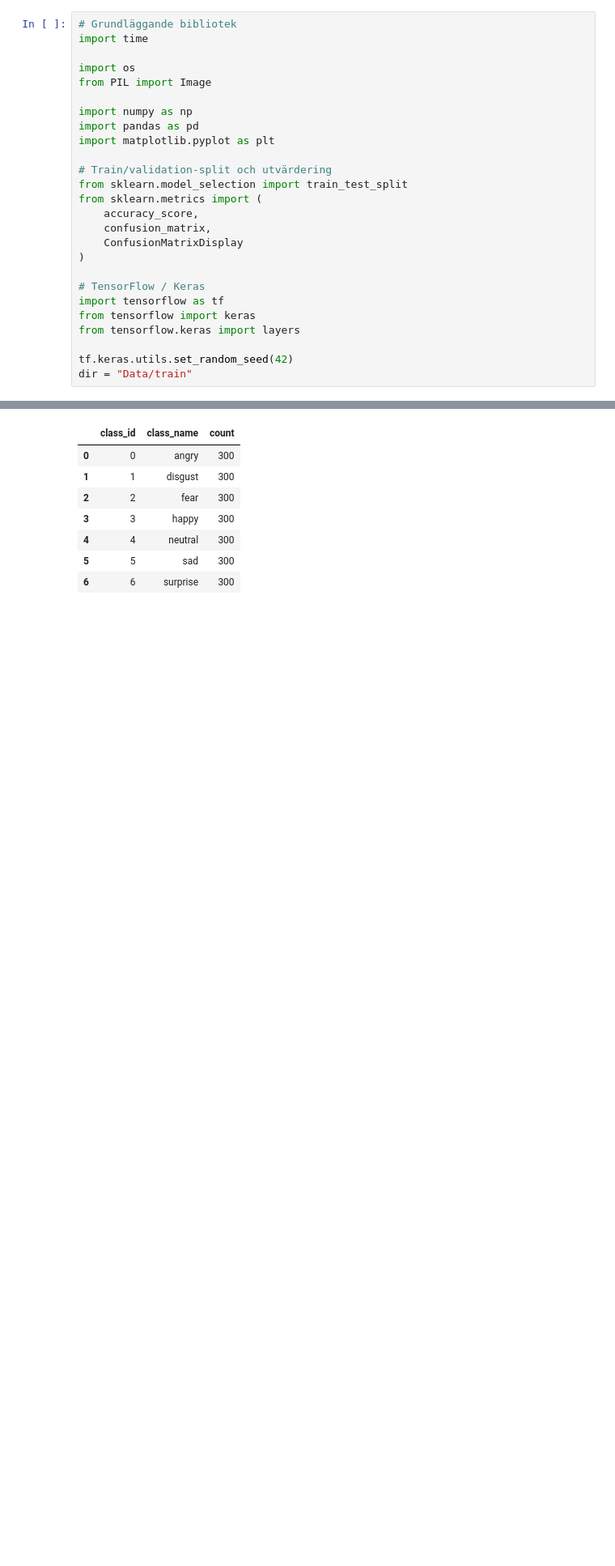
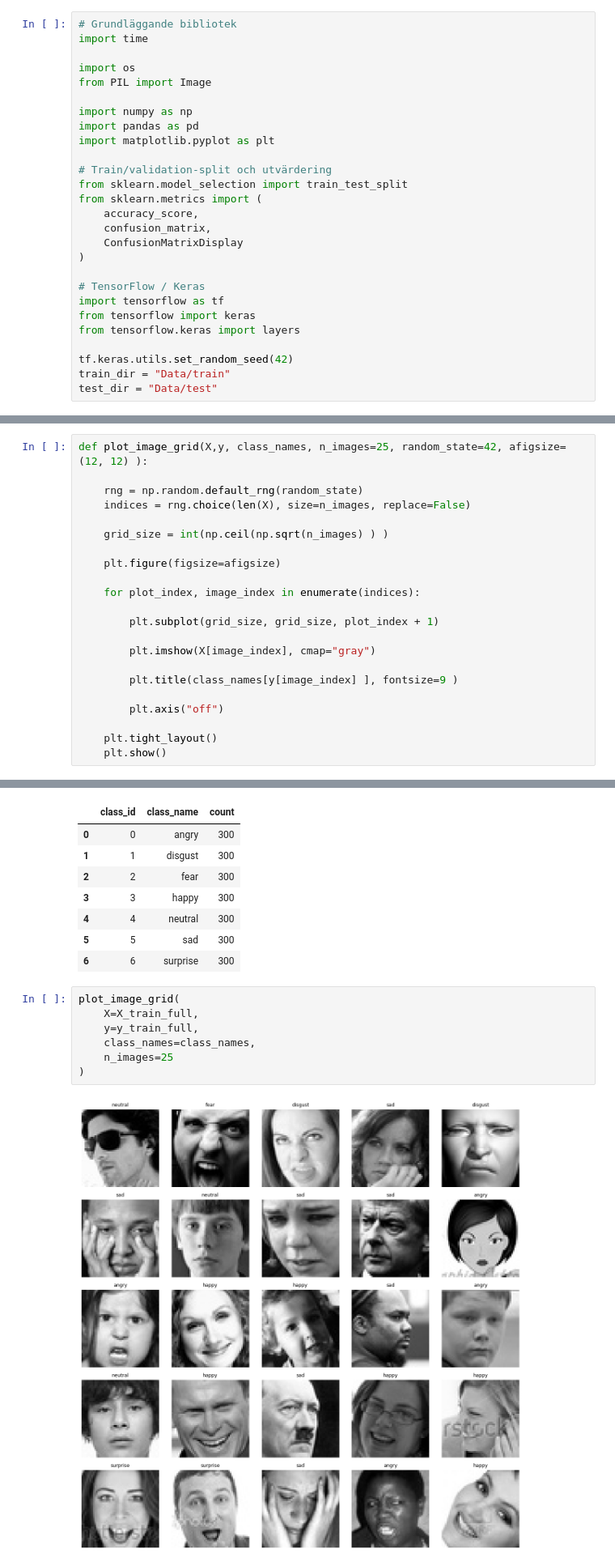
Before and after one commit to MarcusMorlock/Deep_Learning_Individuell_Marcus_Backstrom, a Jupyter notebook: Report_Marcus_Bäckström.ipynb, the cells around one changed output, grey strips where cells are left out. Shown at 81% size. Saved outputs shown, nothing was run; the diff lists cells and outputs as text; blank space fills up the shorter version.

Commit message:
Look at Data. Load Data. look at loaded Data.

```diff
--- a/Report_Marcus_Bäckström.ipynb
+++ b/Report_Marcus_Bäckström.ipynb
@@ -27,7 +27,8 @@ from tensorflow import keras
 from tensorflow.keras import layers
 
 tf.keras.utils.set_random_seed(42)
-dir = "Data/train"
+train_dir = "Data/train"
+test_dir = "Data/test"
 # %%
 def load_images_from_folder(dir, image_size=(48, 48), max_per_class = None ):
 
@@ -59,3 +60,25 @@ def load_images_from_folder(dir, image_size=(48, 48), max_per_class = None ):
 
 
     return  np.array(X), np.array(y), class_names
+# %%
+def plot_image_grid(X,y, class_names, n_images=25, random_state=42, afigsize=(12, 12) ):
+
+    rng = np.random.default_rng(random_state)
+    indices = rng.choice(len(X), size=n_images, replace=False)
+
+    grid_size = int(np.ceil(np.sqrt(n_images) ) )
+
+    plt.figure(figsize=afigsize)
+
+    for plot_index, image_index in enumerate(indices):
+
+        plt.subplot(grid_size, grid_size, plot_index + 1)
+
+        plt.imshow(X[image_index], cmap="gray")
+
+        plt.title(class_names[y[image_index] ], fontsize=9 )
+
+        plt.axis("off")
+
+    plt.tight_layout()
+    plt.show()
@@ -92,3 +159,12 @@ class_distribution
 | 4 | 4 | neutral | 300 |
 | 5 | 5 | sad | 300 |
 | 6 | 6 | surprise | 300 |
+# %%
+plot_image_grid(
+    X=X_train_full,
+    y=y_train_full,
+    class_names=class_names,
+    n_images=25
+)
+# %% [output]
+[figure, added]
```
Also changed, not shown: parts of 5 cells of this notebook, 1 other file.
